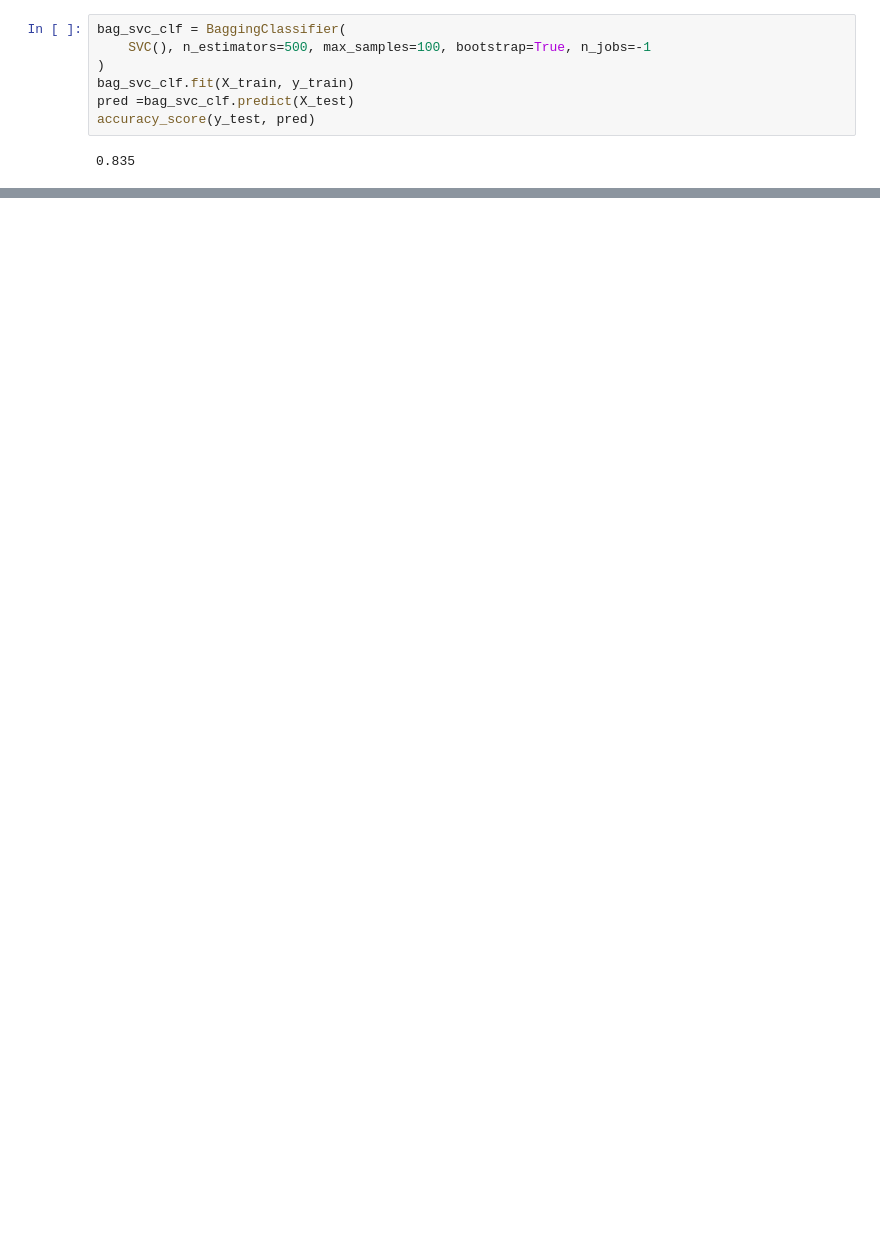
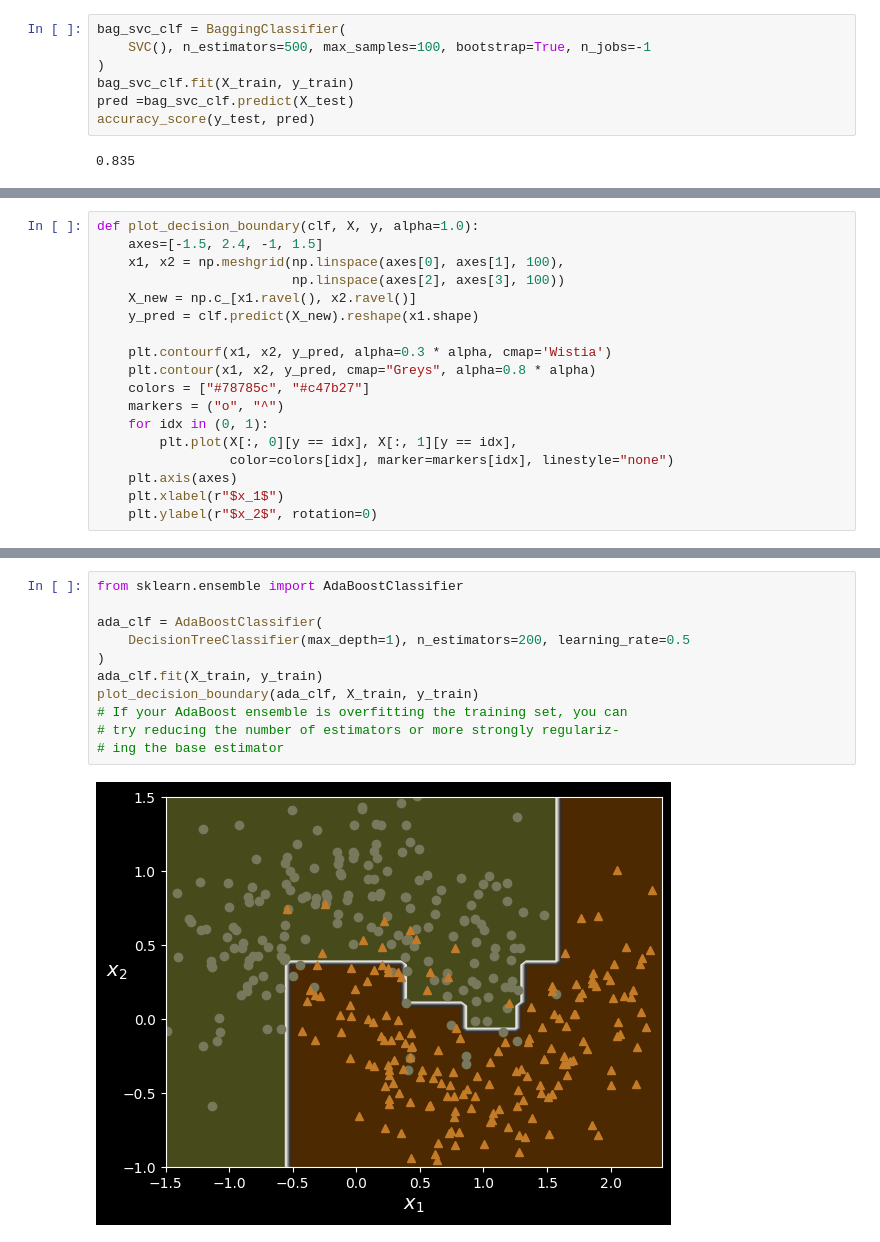
Before and after one commit to black-coda/ml-101-algo-implementation, a Jupyter notebook: ensemble_models.ipynb, the cells around one changed output, grey strips where cells are left out. Saved outputs shown, nothing was run; the diff lists cells and outputs as text; blank space fills up the shorter version.

```diff
--- a/ensemble_models.ipynb
+++ b/ensemble_models.ipynb
@@ -436,0 +475,18 @@ accuracy_score(y_test, pred)
+# %%
+def plot_decision_boundary(clf, X, y, alpha=1.0):
+    axes=[-1.5, 2.4, -1, 1.5]
+    x1, x2 = np.meshgrid(np.linspace(axes[0], axes[1], 100),
+                         np.linspace(axes[2], axes[3], 100))
+    X_new = np.c_[x1.ravel(), x2.ravel()]
+    y_pred = clf.predict(X_new).reshape(x1.shape)
+
+    plt.contourf(x1, x2, y_pred, alpha=0.3 * alpha, cmap='Wistia')
+    plt.contour(x1, x2, y_pred, cmap="Greys", alpha=0.8 * alpha)
+    colors = ["#78785c", "#c47b27"]
+    markers = ("o", "^")
+    for idx in (0, 1):
+        plt.plot(X[:, 0][y == idx], X[:, 1][y == idx],
+                 color=colors[idx], marker=markers[idx], linestyle="none")
+    plt.axis(axes)
+    plt.xlabel(r"$x_1$")
+    plt.ylabel(r"$x_2$", rotation=0)
@@ -436,0 +542,13 @@ accuracy_score(y_test, pred)
+# %%
+from sklearn.ensemble import AdaBoostClassifier
+
+ada_clf = AdaBoostClassifier(
+    DecisionTreeClassifier(max_depth=1), n_estimators=200, learning_rate=0.5
+)
+ada_clf.fit(X_train, y_train)
+plot_decision_boundary(ada_clf, X_train, y_train)
+# If your AdaBoost ensemble is overfitting the training set, you can
+# try reducing the number of estimators or more strongly regulariz‐
+# ing the base estimator
+# %% [output]
+[figure, added]
```
Also changed, not shown: parts of 17 cells of this notebook, 1 other file.
